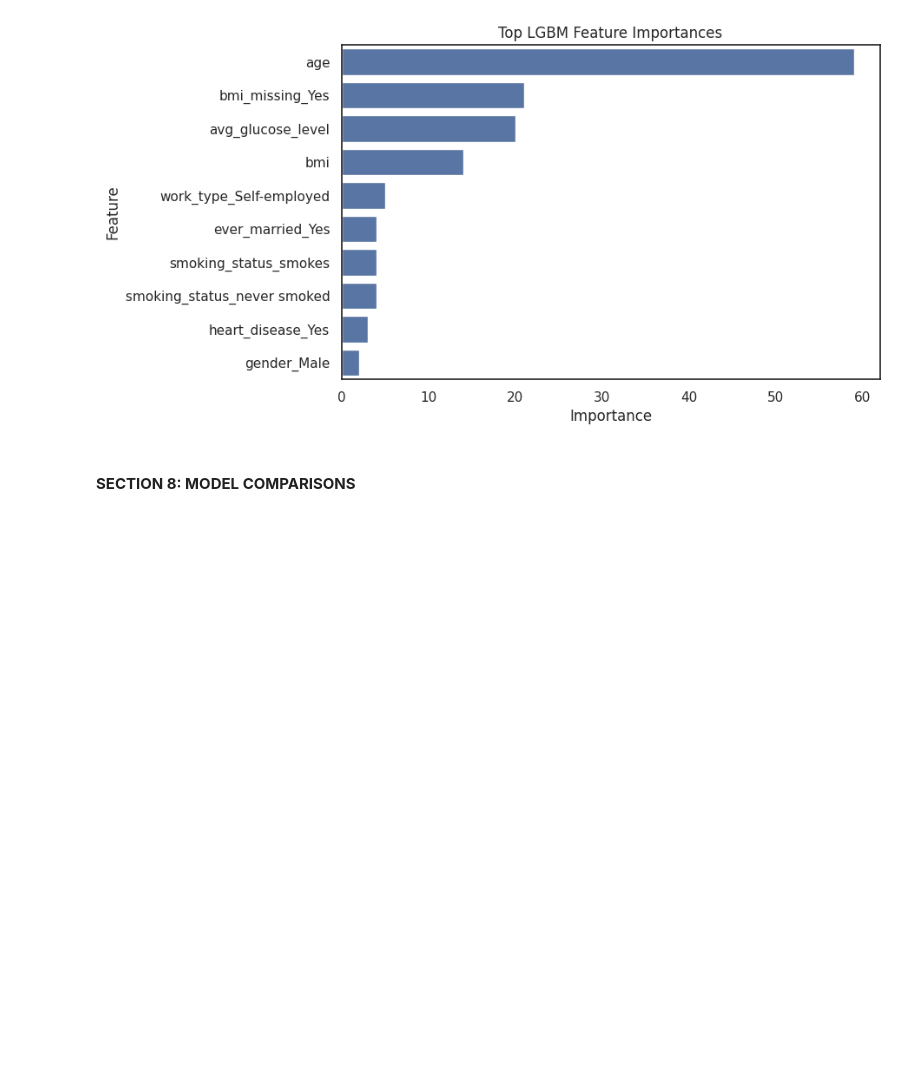
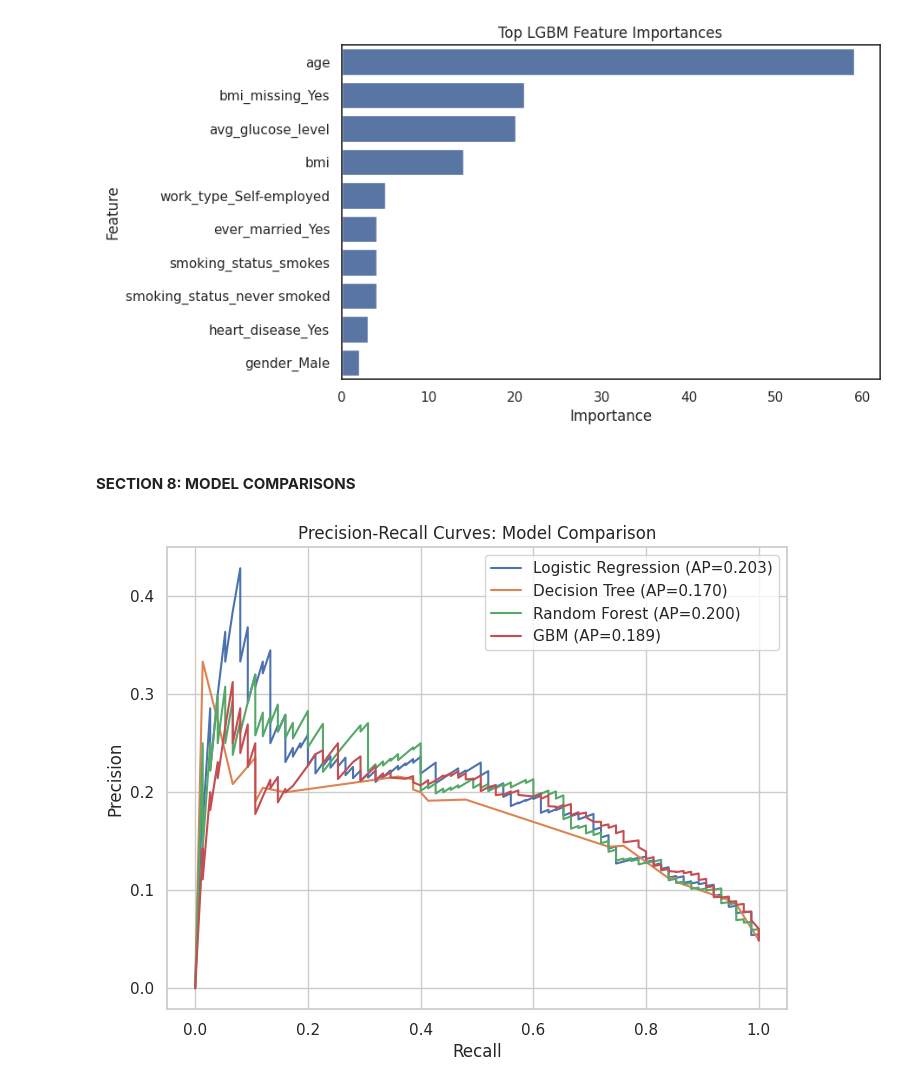
Before and after one commit to slearnahan-byte/stroke-risk, a Jupyter notebook: scripts/04_stroke_models.ipynb, the cells around one changed output. Saved outputs shown, nothing was run; the diff lists cells and outputs as text; code cells hidden in the pictures; blank space fills up the shorter version.

```diff
--- a/scripts/04_stroke_models.ipynb
+++ b/scripts/04_stroke_models.ipynb
@@ -59,11 +54,17 @@ from sklearn.metrics import (fbeta_score, make_scorer, ConfusionMatrixDisplay,
                              precision_recall_curve, average_precision_score)
 from sklearn.utils import resample # Bootstrapping
 # %%
-from google.colab import drive
-drive.mount('/content/drive')
+!git clone https://github.com/slearnahan-byte/stroke-risk.git
 
+from pathlib import Path
 import sys
-sys.path.insert(0, '/content/drive/MyDrive/stroke-risk/src')
+import pandas as pd
+
+# Current repo location
+PROJECT_ROOT = Path("/content/stroke-risk")
+
+# Add src folder
+sys.path.insert(0, str(PROJECT_ROOT / "src"))
 
 from hyperparameter_tuning import tune_model
 from evaluation import evaluate_model
@@ -74,8 +91,14 @@ Drive already mounted at /content/drive; to attempt to forcibly remount, call dr
 #### **SECTION 1: LOAD DATA**
 # %%
 # Read in the data
-stroke_data = pd.read_csv('/content/drive/MyDrive/stroke-risk/data/processed/stroke_model.csv',
-                          header=0) # has headers
+# Load data
+stroke_data = pd.read_csv(
+    PROJECT_ROOT / "data" / "processed" / "stroke_model.csv"
+)
+
+print(stroke_data.head())
+print(stroke_data.dtypes)
+print(stroke_data.stroke.value_counts())
 print(stroke_data.head()) # preview
 print(stroke_data.dtypes) # check data types
 print(stroke_data.stroke.value_counts()) # check class balance
@@ -1430,30 +1495,36 @@ models = {
 }
 
 plt.figure(figsize=(8,6))
 
 for name, model in models.items():
 
     y_prob = model.predict_proba(X_test)[:,1]
 
     precision, recall, thresholds = precision_recall_curve(
         y_test,
         y_prob
     )
 
     pr_auc = average_precision_score(
         y_test,
         y_prob
     )
 
+    # Remove the final artificial point
+    precision = precision[:-1]
+    recall = recall[:-1]
+
     plt.plot(
         recall,
         precision,
         label=f"{name} (AP={pr_auc:.3f})"
     )
 
 plt.xlabel("Recall")
 plt.ylabel("Precision")
 plt.title("Precision-Recall Curves: Model Comparison")
 plt.legend()
 plt.grid(True)
 plt.show()
+# %% [output]
+[figure, added]
```
Also changed, not shown: parts of 11 cells of this notebook.
